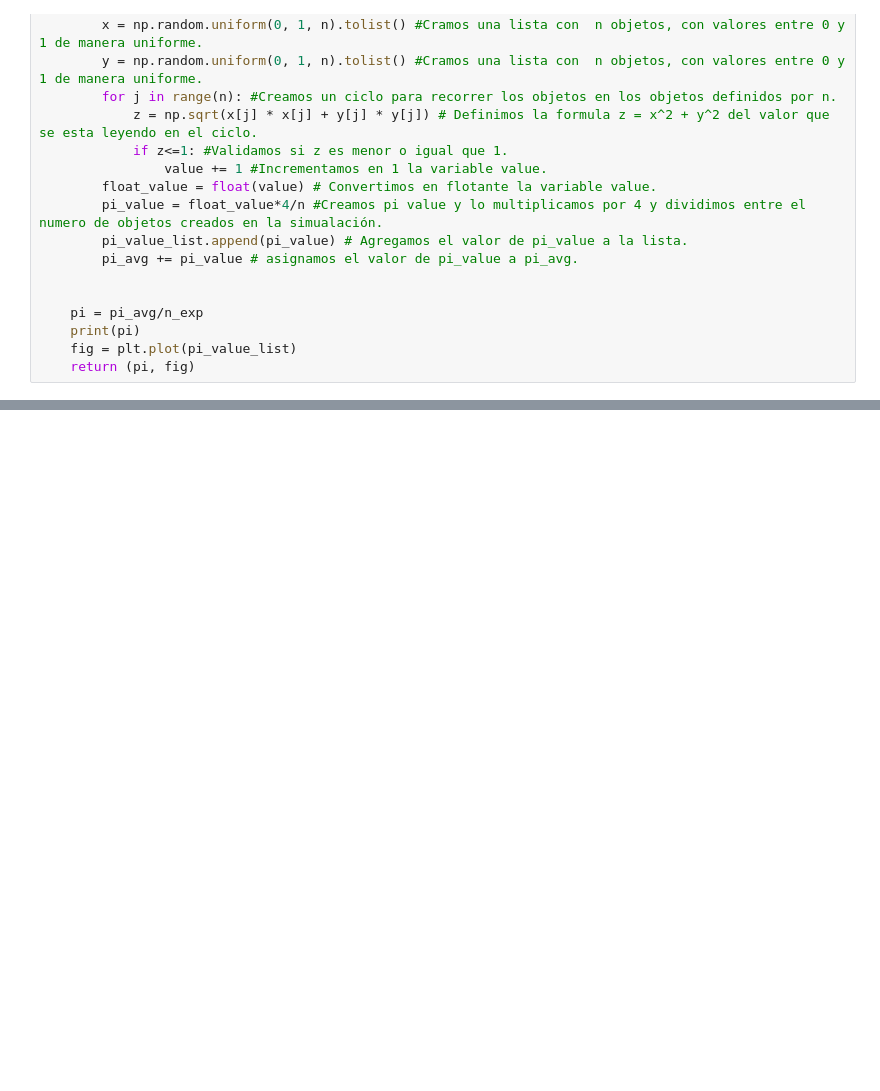
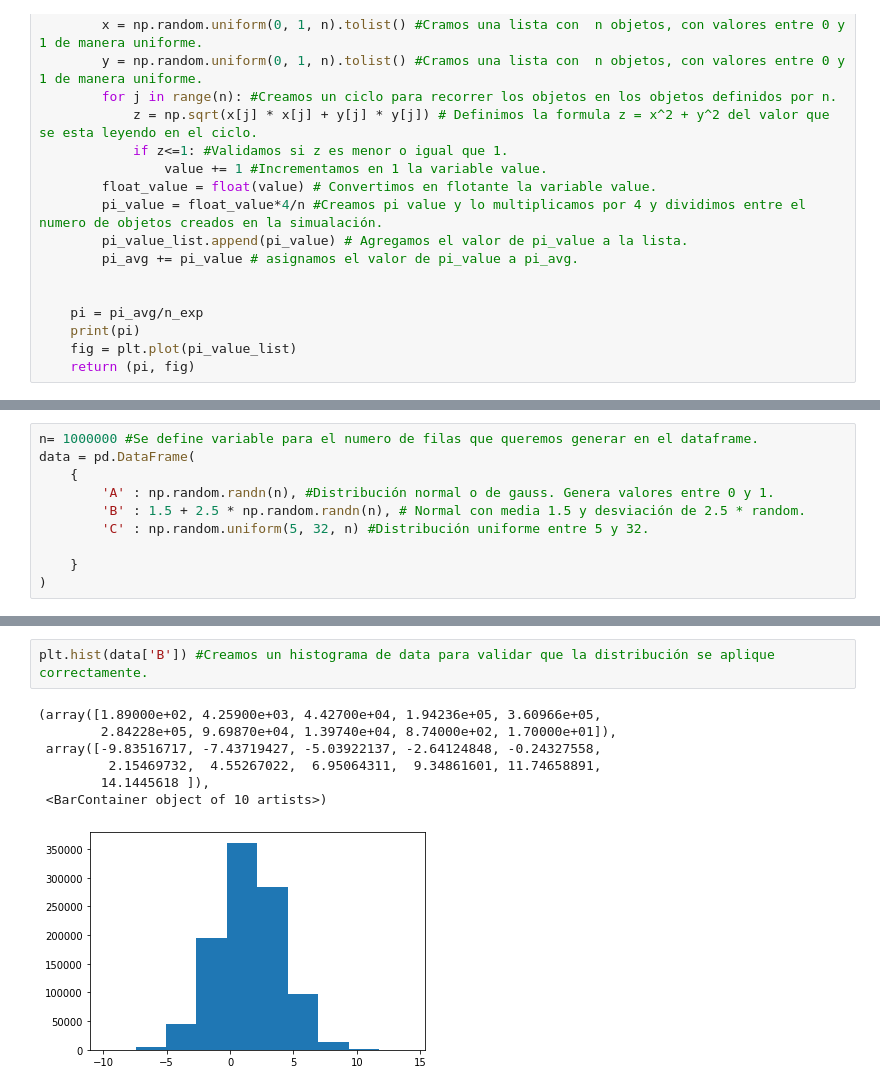
Before and after one commit to antonyamo/data-science, a Jupyter notebook: Data_cleaning_5_funciones_de_distribucion_de_probabilidades.ipynb, the cells around one changed output, grey strips where cells are left out. Cells and saved outputs as stored; diff of their text form; blank space fills up the shorter version.

Commit message:
Se agrega arcvhivo para creación de dataframe con valores aleatorios.

```diff
--- a/Data_cleaning_5_funciones_de_distribucion_de_probabilidades.ipynb
+++ b/Data_cleaning_5_funciones_de_distribucion_de_probabilidades.ipynb
@@ -112,0 +118,10 @@ pi_montecarlo(10000, 200)
+# %%
+n= 1000000 #Se define variable para el numero de filas que queremos generar en el dataframe.
+data = pd.DataFrame(
+    {
+        'A' : np.random.randn(n), #Distribución normal o de gauss. Genera valores entre 0 y 1.
+        'B' : 1.5 + 2.5 * np.random.randn(n), # Normal con media 1.5 y desviación de 2.5 * random.
+        'C' : np.random.uniform(5, 32, n) #Distribución uniforme entre 5 y 32.
+
+    }
+)
@@ -112,0 +140,10 @@ pi_montecarlo(10000, 200)
+# %%
+plt.hist(data['B']) #Creamos un histograma de data para validar que la distribución se aplique correctamente.
+# %% [output]
+(array([1.89000e+02, 4.25900e+03, 4.42700e+04, 1.94236e+05, 3.60966e+05,
+        2.84228e+05, 9.69870e+04, 1.39740e+04, 8.74000e+02, 1.70000e+01]),
+ array([-9.83516717, -7.43719427, -5.03922137, -2.64124848, -0.24327558,
+         2.15469732,  4.55267022,  6.95064311,  9.34861601, 11.74658891,
+        14.1445618 ]),
+ <BarContainer object of 10 artists>)
+[figure, added]
```
Also changed, not shown: parts of 17 cells of this notebook, 1 other file.
